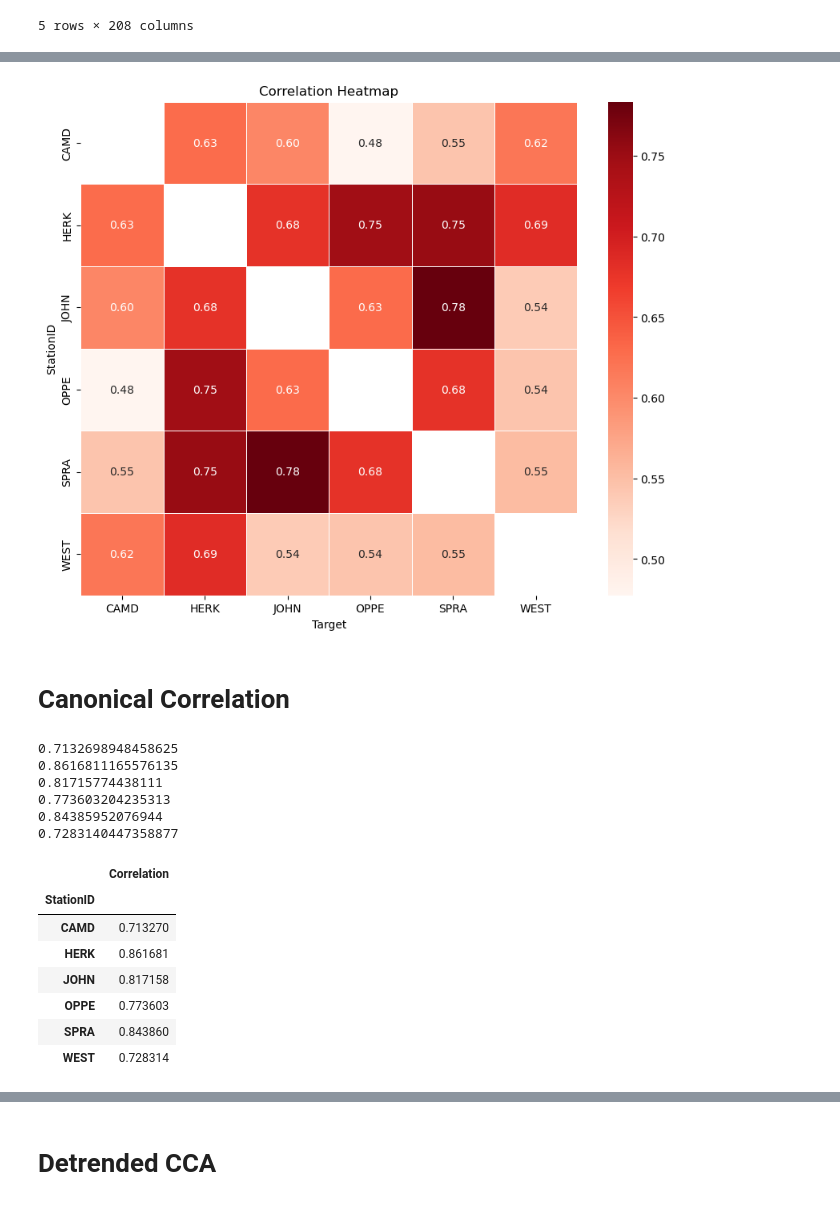
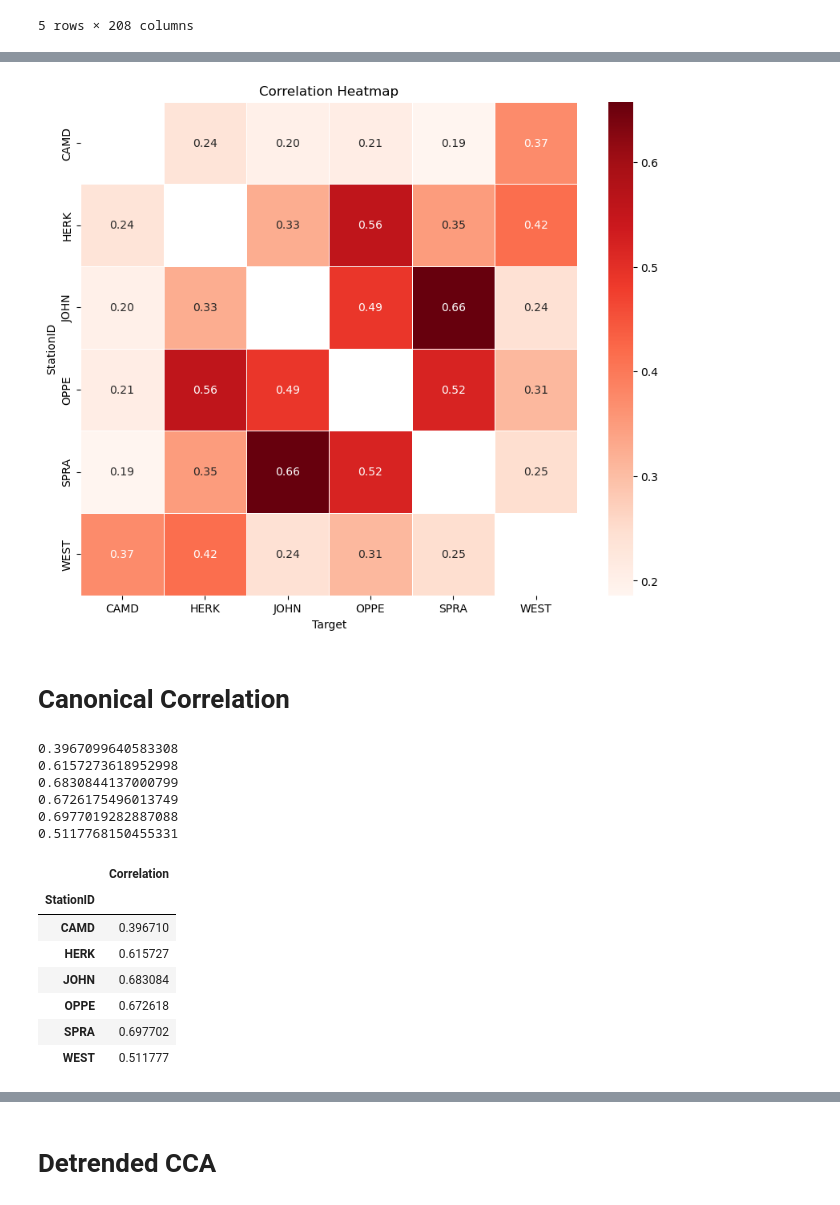
Before and after one commit to shmaronshmevans/nwp_bias, a Jupyter notebook: src/correlation/hrrr/error_corr.ipynb, the cells around one changed output, grey strips where cells are left out. Drawn from its saved outputs; the diff is of its cells as text; code cells hidden in the pictures.

```diff
--- a/src/correlation/hrrr/error_corr.ipynb
+++ b/src/correlation/hrrr/error_corr.ipynb
@@ -62,4 +101,8 @@ for s in stations:
+# %%
+var_q = "precip_total"
+# %%
+df = filter_columns(df, var_q)
 # %%
-df = df.iloc[:,1:7]
+# df = df.iloc[:,1:7]
 df.head()
 # %% [output]
@@ -76,23 +119,24 @@ df.head()
 data = []
 
 for s in stations:
-    x_column = f'{s}_target_error'
-
+    x_column = f"{var_q}_{s}"
     for c in df.columns:
         if c == x_column:
             continue
         # Get station ID from the column name.
-        stid = c[:4]
+        stid = c[-4:]
         pers = scipy.stats.pearsonr(df[x_column], df[c])
 
         # Append a tuple with all necessary information.
         data.append((stid, s, pers[0], pers[1]))
 
 # Create a DataFrame from the list of tuples.
-corr_df = pd.DataFrame(data, columns=['StationID', 'Target', 'Correlation', 'P_Score'])
+corr_df = pd.DataFrame(data, columns=["StationID", "Target", "Correlation", "P_Score"])
 
 # Pivot the DataFrame to multi-index columns (station-target pairs).
-corr_df = corr_df.pivot(index='StationID', columns='Target', values=['Correlation', 'P_Score'])
+corr_df = corr_df.pivot(
+    index="StationID", columns="Target", values=["Correlation", "P_Score"]
+)
 # %%
 corr_df
 # %% [output]
@@ -108,32 +152,34 @@ corr_df
 # %%
 import seaborn as sns
 import matplotlib.pyplot as plt
 
+
 def plot_correlation_heatmap(df):
     # Assuming 'Correlation' is the first level of a multi-index column in the DataFrame
     # We extract just the correlation data for the heatmap.
-    correlation_data = df['Correlation']
+    correlation_data = df["Correlation"]
 
     # Setting up the figure size for the heatmap.
     plt.figure(figsize=(10, 8))
 
     # Creating the heatmap using seaborn.
     # 'annot=True' will display the correlation values in the heatmap cells.
     # 'cmap' defines the color map. 'coolwarm' is a good choice for correlation as it centers around neutral color for zero.
-    sns.heatmap(correlation_data, annot=True, cmap='Reds', fmt=".2f", linewidths=.5)
+    sns.heatmap(correlation_data, annot=True, cmap="Reds", fmt=".2f", linewidths=0.5)
 
     # Adding title and labels
-    plt.title('Correlation Heatmap')
-    plt.xlabel('Target')
-    plt.ylabel('StationID')
+    plt.title("Correlation Heatmap")
+    plt.xlabel("Target")
+    plt.ylabel("StationID")
 
     # Displaying the plot.
     plt.show()
 
+
 # Example of how you would call this function:
 plot_correlation_heatmap(corr_df)
 # %% [output]
-[figure, old version]
+[figure, new version]
 # %% [markdown]
 # Canonical Correlation
 # %%
@@ -141,12 +187,12 @@ plot_correlation_heatmap(corr_df)
 data = []
 
 for s in stations:
-    x_column = f'{s}_target_error'
+    x_column = f"{var_q}_{s}"
     temp_df = df.copy()
 
     # Get station ID from the column name.
-    stid = c[:4]
-    X = temp_df.drop(columns = x_column)
+    stid = c[-4:]
+    X = temp_df.drop(columns=x_column)
     Y = temp_df[[x_column]]
     X_mc = (X - X.mean()) / (X.std())
     Y_mc = (Y - Y.mean()) / (Y.std())
@@ -160,27 +206,27 @@ for s in stations:
     data.append((s, corr))
 
 # Create a DataFrame from the list of tuples.
-corr_df_CCA = pd.DataFrame(data, columns=['StationID','Correlation'])
+corr_df_CCA = pd.DataFrame(data, columns=["StationID", "Correlation"])
 
 
-corr_df_CCA = corr_df_CCA.set_index('StationID')
+corr_df_CCA = corr_df_CCA.set_index("StationID")
 
 corr_df_CCA
 # %% [output]
-0.7132698948458625
-0.8616811165576135
-0.81715774438111
-0.773603204235313
-0.84385952076944
-0.7283140447358877
+0.3967099640583308
+0.6157273618952998
+0.6830844137000799
+0.6726175496013749
+0.6977019282887088
+0.5117768150455331
 |  | Correlation |
 | StationID |  |
-| CAMD | 0.713270 |
-| HERK | 0.861681 |
-| JOHN | 0.817158 |
-| OPPE | 0.773603 |
-| SPRA | 0.843860 |
-| WEST | 0.728314 |
+| CAMD | 0.396710 |
+| HERK | 0.615727 |
+| JOHN | 0.683084 |
+| OPPE | 0.672618 |
+| SPRA | 0.697702 |
+| WEST | 0.511777 |
 # %%
 from matplotlib import cm, colors
 import matplotlib.pyplot as plt
```
Also changed, not shown: parts of 19 cells of this notebook, 35 other files.
